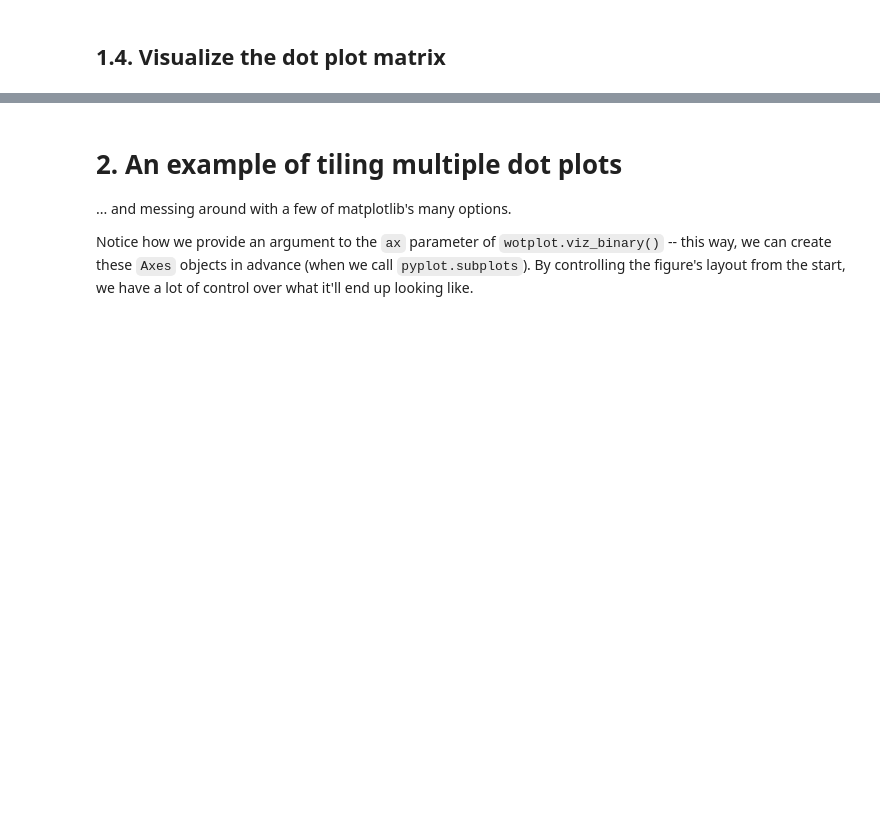
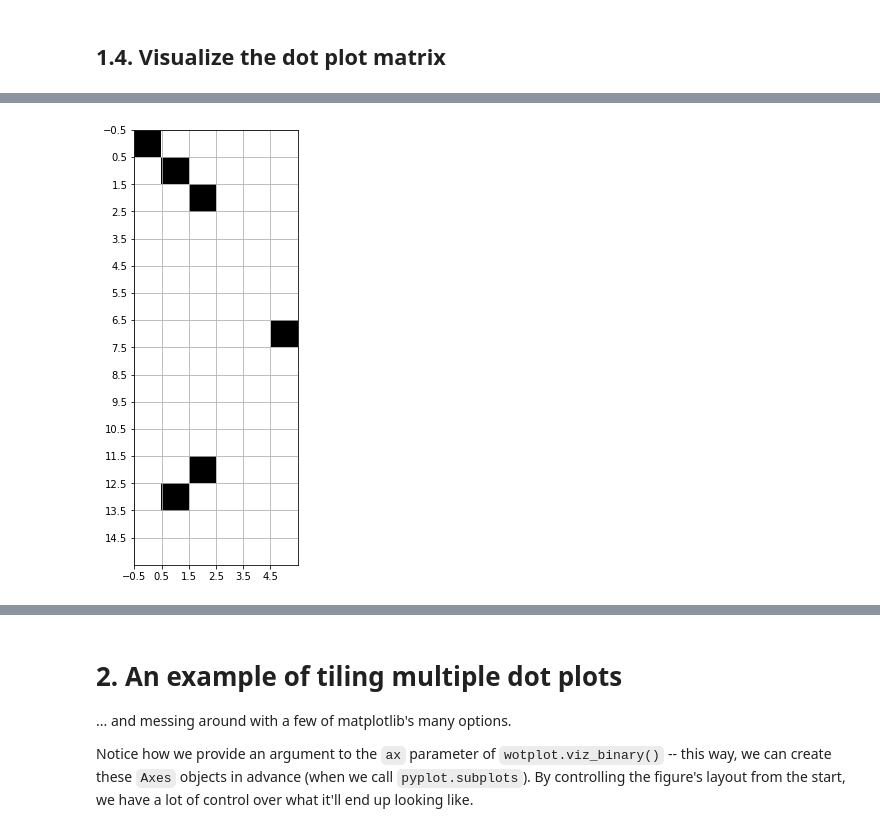
Before and after one commit to fedarko/wotplot, a Jupyter notebook: docs/Tutorial.ipynb, the cells around one changed output, grey strips where cells are left out. Cells and saved outputs as stored; diff of their text form; code cells hidden in the pictures; blank space fills up the shorter version.

```diff
--- a/docs/Tutorial.ipynb
+++ b/docs/Tutorial.ipynb
@@ -75,0 +107,2 @@ Depending on the version of SciPy you have installed, this matrix will have the
+# %%
+m2 = wotplot.make("ACAGGGAT", s2, k)
@@ -75,0 +128,9 @@ Depending on the version of SciPy you have installed, this matrix will have the
+# %%
+import betterspy
+betterspy.plot(m2.mat, colormap="gray_r")
+pyplot.xticks([x - 0.5 for x in range(0, m2.mat.shape[1])])
+pyplot.yticks([x - 0.5 for x in range(0, m2.mat.shape[0])])
+pyplot.gcf().set_size_inches(8, 8)
+pyplot.grid()
+# %% [output]
+[figure, added]
```
Also changed, not shown: parts of 37 cells of this notebook.
